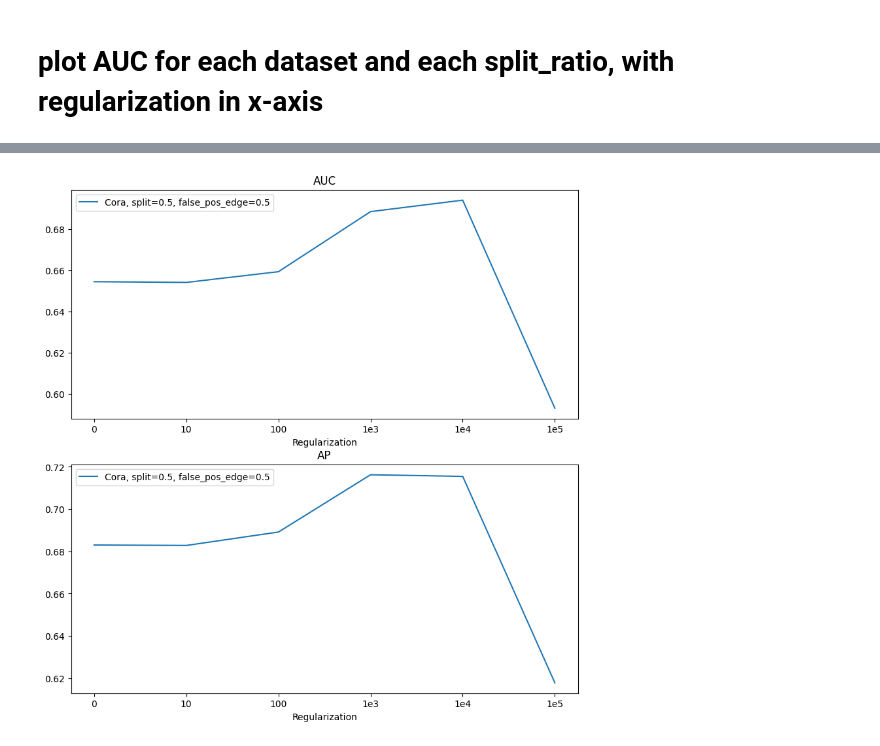
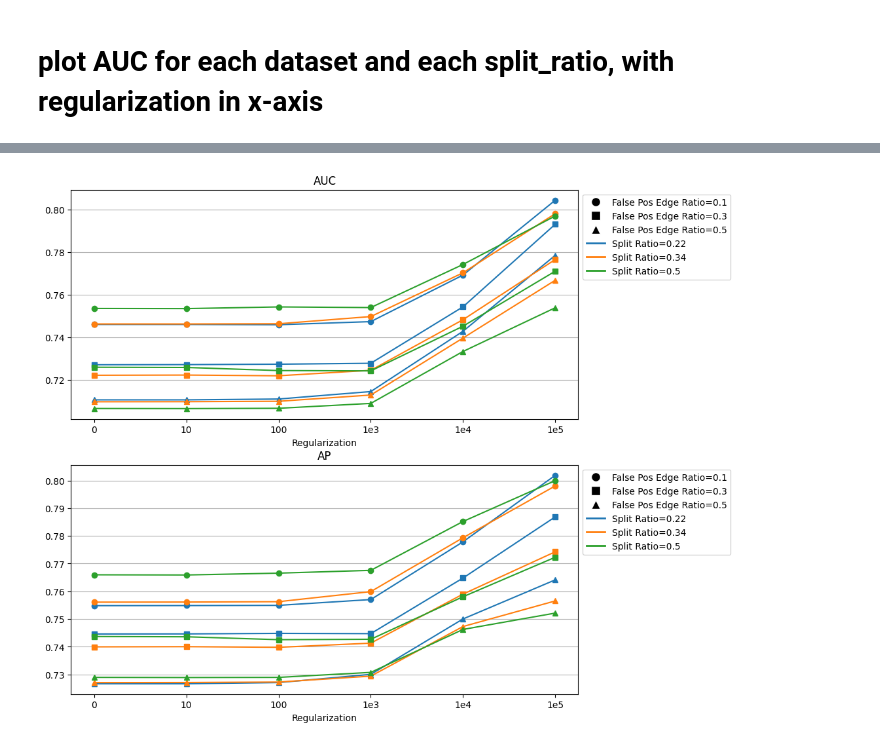
Before and after one commit to FDUguchunhui/latent-space-constraint-GNN, a Jupyter notebook: notebook/analysis/aggregation.ipynb, the cells around one changed output, grey strips where cells are left out. Cells and saved outputs as stored; diff of their text form; code cells hidden in the pictures.

```diff
--- a/notebook/analysis/aggregation.ipynb
+++ b/notebook/analysis/aggregation.ipynb
@@ -15,6 +20,8 @@ df = pd.read_json('results/results2.json', lines=True)
 # %%
 # calculate mean and std for auc and ap group by dataset and split_ratio
-df_agg = df.groupby(['dataset', 'split_ratio', 'regularization']).agg({'AUC': ['mean', 'std'], 'AP': ['mean', 'std'], 'execution_time': ['mean', 'std'], 'best_epochs': 'mean'})
+df_agg = df.groupby(['dataset', 'split_ratio', 'false_pos_edge_ratio', 'add_input_edges_to_output', 'regularization']).agg({'AUC': ['mean', 'std'], 'AP': ['mean', 'std'], 'execution_time': ['mean', 'std'], 'best_epochs': 'mean'})
 # ungroup the index
 df_agg = df_agg.reset_index()
+# combine name use '_' if it has multiple levels
+df_agg.columns = ['_'.join(col).strip('_') for col in df_agg.columns.values]
 # %%
@@ -32,0 +83,3 @@ df_agg[df_agg['dataset'] == 'Cora'].sort_values(by=['split_ratio', 'regularizati
+# %%
+df_current = df[(df['seed'] == 43) & (df['split_ratio'] == split_ratio) & (df['false_pos_edge_ratio'] == false_pos_edge_ratio) & (df['add_input_edges_to_output'] == False)]
+df_current
@@ -35,15 +96,15 @@ fig, ax = plt.subplots(figsize=(20, 10))
 
 # Get unique seeds
 dataset = 'Cora'
-split = 0.5
-false_pos_edge = 0.5
+split_ratio = 0.33
+false_pos_edge_ratio = 0.25
 seeds = df['seed'].unique()
 
 # plot AUC
 for seed in seeds:
-    ax.plot([0, 1, 2, 3, 4, 5], df[(df['seed'] == seed)]['AP'],
-               label=f'dataset={dataset}, split={split}, false_pos_edge={false_pos_edge}, seed={seed}')
-
+    df_current = df[(df['seed'] == seed) & (df['split_ratio'] == split_ratio) & (df['false_pos_edge_ratio'] == false_pos_edge_ratio) & (df['add_input_edges_to_output'] == False)]
+    ax.plot([0, 1, 2, 3, 4, 5], df_current['AUC'],
+               label=f'dataset={dataset}, split={split}, false_pos_edge={false_pos_edge_ratio}, seed={seed}')
 ax.set_xticks([0, 1, 2, 3, 4, 5])
 ax.set_xticklabels(['0', '10', '100', '1e3', '1e4', '1e5'])
 ax.set_xlabel('Regularization')
@@ -55,27 +120,56 @@ ax.legend()
 # %%
+import matplotlib.pyplot as plt
+import matplotlib.colors as mcolors
+
 fig, ax = plt.subplots(2, 1, figsize=(10, 10))
 
-# plot AUC
-ax[0].plot([0, 1, 2, 3, 4, 5],
-           df_agg[(df_agg['dataset'] == dataset)]['AUC']['mean'], label=f'{dataset}, split=0.5, false_pos_edge=0.5')
-# ax[0].errorbar([0, 1, 2, 3, 4, 5],
-#                df_agg[(df_agg['dataset'] == dataset)]['AUC']['mean'],
-#                yerr=df_agg[(df_agg['dataset'] == dataset)]['AUC']['std'], fmt='o')
-ax[0].set_xticks([0, 1, 2, 3, 4, 5])
-ax[0].set_xticklabels(['0', '10', '100', '1e3', '1e4', '1e5'])
-ax[0].set_xlabel('Regularization')
-ax[0].set_title('AUC')
-ax[0].legend()
+# Define a list of markers
+markers = ['o', 's', '^', '<', '>', 's', 'p', '*', 'h', 'H', '+', 'x', 'D', 'd', '|', '_']
 
-# plot AP
-ax[1].plot([0, 1, 2, 3, 4, 5],
-           df_agg[(df_agg['dataset'] == dataset)]['AP']['mean'], label=f'{dataset}, split=0.5, false_pos_edge=0.5')
-# ax[1].errorbar([0, 1, 2, 3, 4, 5],
-#                df_agg[(df_agg['dataset'] == dataset)]['AP']['mean'],
-#                yerr=df_agg[(df_agg['dataset'] == dataset)]['AP']['std'], fmt='o')
-ax[1].set_xticks([0, 1, 2, 3, 4, 5])
-ax[1].set_xticklabels(['0', '10', '100', '1e3', '1e4', '1e5'])
-ax[1].set_xlabel('Regularization')
-ax[1].set_title('AP')
-ax[1].legend()
+# Create a color map
+colors = list(mcolors.TABLEAU_COLORS.keys())
+split_ratios = df_agg['split_ratio'].unique()
+color_map = {split_ratio: colors[i % len(colors)] for i, split_ratio in enumerate(split_ratios)}
+
+# Create a marker map
+false_pos_edge_ratios = df_agg['false_pos_edge_ratio'].unique()
+marker_map = {false_pos_edge_ratio: markers[i % len(markers)] for i, false_pos_edge_ratio in enumerate(false_pos_edge_ratios)}
+
+# plot for different split_ratio and false_pos_edge_ratio
+for split_ratio in split_ratios:
+    for false_pos_edge_ratio in false_pos_edge_ratios:
+        df_current = df_agg[(df_agg['split_ratio'] == split_ratio) & (df_agg['false_pos_edge_ratio'] == false_pos_edge_ratio)]
+        # plot AUC
+        ax[0].plot([0, 1, 2, 3, 4, 5], df_current['AUC_mean'],
+                   label=f'split_ratio={split_ratio}, false_pos_edge_ratio={false_pos_edge_ratio}',
+                   marker=marker_map[false_pos_edge_ratio], color=color_map[split_ratio])
+        # add error bar
+        ax[0].set_xticks([0, 1, 2, 3, 4, 5])
+        ax[0].grid(axis='y')
+        ax[0].set_xticklabels(['0', '10', '100', '1e3', '1e4', '1e5'])
+        ax[0].set_xlabel('Regularization')
+        ax[0].set_title('AUC')
+
+        # plot AP
+        ax[1].plot([0, 1, 2, 3, 4, 5], df_current['AP_mean'],
+                   label=f'split_ratio={split_ratio}, false_pos_edge_ratio={false_pos_edge_ratio}',
+                   marker=marker_map[false_pos_edge_ratio], color=color_map[split_ratio])
+        ax[1].grid(axis='y')
+        ax[1].set_xticks([0, 1, 2, 3, 4, 5])
+        ax[1].set_xticklabels(['0', '10', '100', '1e3', '1e4', '1e5'])
+        ax[1].set_xlabel('Regularization')
+        ax[1].set_title('AP')
+
+# Create a custom legend
+from matplotlib.lines import Line2D
+# Create a custom legend
+from matplotlib.lines import Line2D
+legend_elements = [Line2D([0], [0], marker=marker_map[false_pos_edge_ratio], color='w', label=f'False Pos Edge Ratio={false_pos_edge_ratio}',
+                          markerfacecolor='k', markersize=10) for false_pos_edge_ratio in false_pos_edge_ratios] + \
+                  [Line2D([0], [0], color=color_map[split_ratio], lw=2, label=f'Split Ratio={split_ratio}') for split_ratio in split_ratios]
+ax[0].legend(handles=legend_elements, loc='upper left', bbox_to_anchor=(1, 1))
+ax[1].legend(handles=legend_elements, loc='upper left', bbox_to_anchor=(1, 1))
+
+# save above plot as a figure
+fig.savefig('figures/pubmed_auc_ap.png', bbox_inches='tight', dpi=300)
 # %% [output]
@@ -83 +176 @@ ax[1].legend()
-[figure, old version]
+[figure, new version]
```
Also changed, not shown: parts of 12 cells of this notebook, 3 other files.
